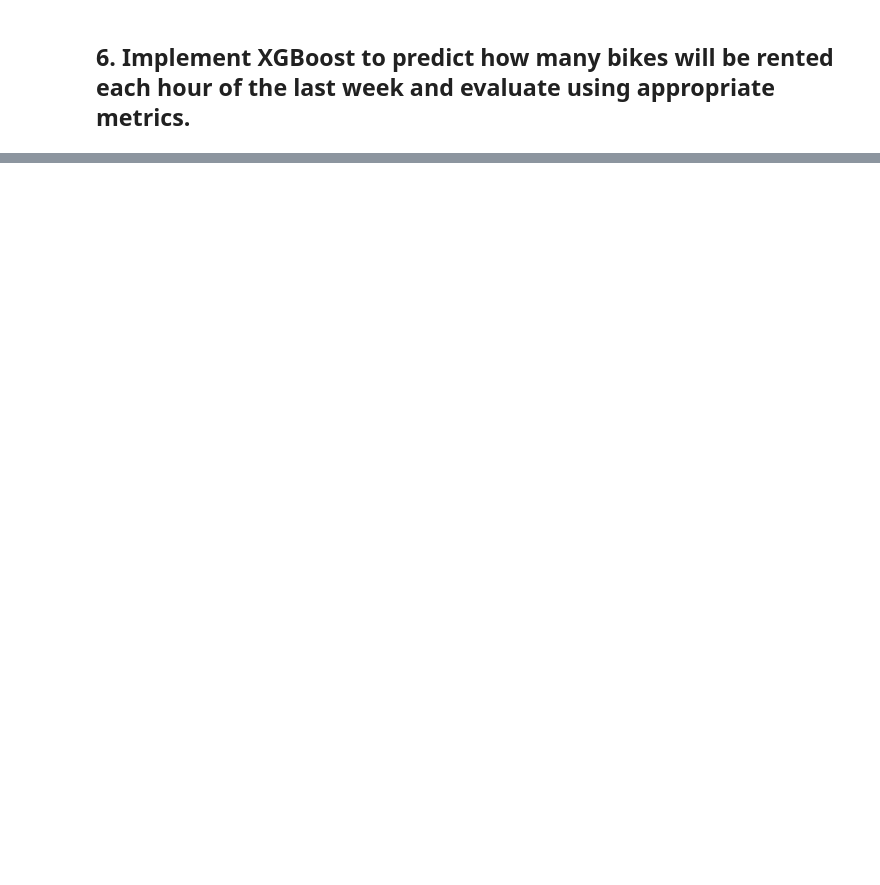
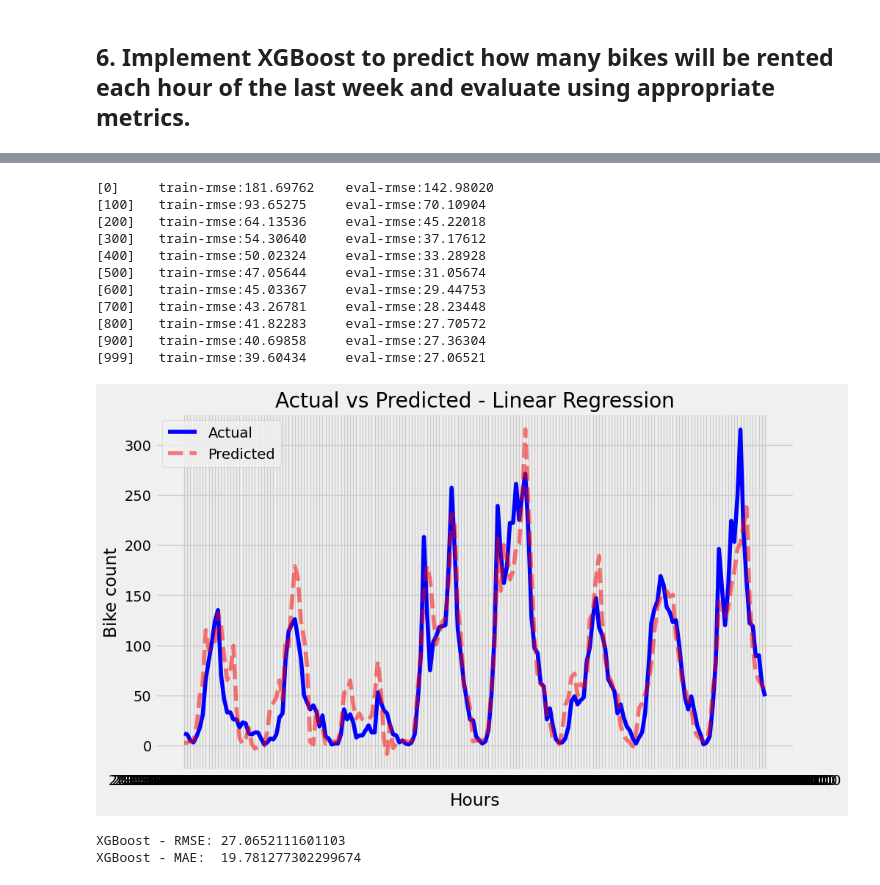
Before and after one commit to jeff0167/Data_And_Things, a Jupyter notebook: TSA_Task.ipynb, the cells around one changed output, grey strips where cells are left out. Drawn from its saved outputs; the diff is of its cells as text; code cells hidden in the pictures; blank space fills up the shorter version.

```diff
--- a/TSA_Task.ipynb
+++ b/TSA_Task.ipynb
@@ -471,0 +464,27 @@ Linear Regression - MAE:  33.10159093816908
+# %%
+FEATURES_XGB = [
+    'season', 'year', 'month', 'hour', 'holiday', 'weekday', 'workingday',
+    'weathersit', 'temp', 'atemp', 'hum', 'windspeed',
+    'lag_1d', 'lag_1w', 'lag_1m',
+    'rolling_mean_3h', 'rolling_mean_3d'
+]
+# %%
+params = {
+    # default: 'reg:squarederror'
+    'objective': 'reg:squarederror',  # Objective function for regression
+
+    # default: ''
+    'eval_metric': 'rmse',  # Evaluation metric
+
+    # default: '3', 5 also works well
+    'max_depth': 3,  # Depth of the trees
+
+    # default: '0.01', 0.1 also works well
+    'learning_rate': 0.01,  # Learning rate
+
+    # default: '0.8'
+    'colsample_bytree': 0.8,  # Subsample of features
+
+    # default: '0.8'
+    'subsample': 0.8  # Subsample ratio
+}
@@ -471,0 +499,17 @@ Linear Regression - MAE:  33.10159093816908
+# %%
+train_model_XG_Boost('2012-12-24', '2012-12-24', FEATURES_XGB, params)
+# %% [output]
+[0]     train-rmse:181.69762    eval-rmse:142.98020
+[100]   train-rmse:93.65275     eval-rmse:70.10904
+[200]   train-rmse:64.13536     eval-rmse:45.22018
+[300]   train-rmse:54.30640     eval-rmse:37.17612
+[400]   train-rmse:50.02324     eval-rmse:33.28928
+[500]   train-rmse:47.05644     eval-rmse:31.05674
+[600]   train-rmse:45.03367     eval-rmse:29.44753
+[700]   train-rmse:43.26781     eval-rmse:28.23448
+[800]   train-rmse:41.82283     eval-rmse:27.70572
+[900]   train-rmse:40.69858     eval-rmse:27.36304
+[999]   train-rmse:39.60434     eval-rmse:27.06521
+[figure, added]
+XGBoost - RMSE: 27.0652111601103
+XGBoost - MAE:  19.781277302299674
```
Also changed, not shown: parts of 32 cells of this notebook, 5 other files.
